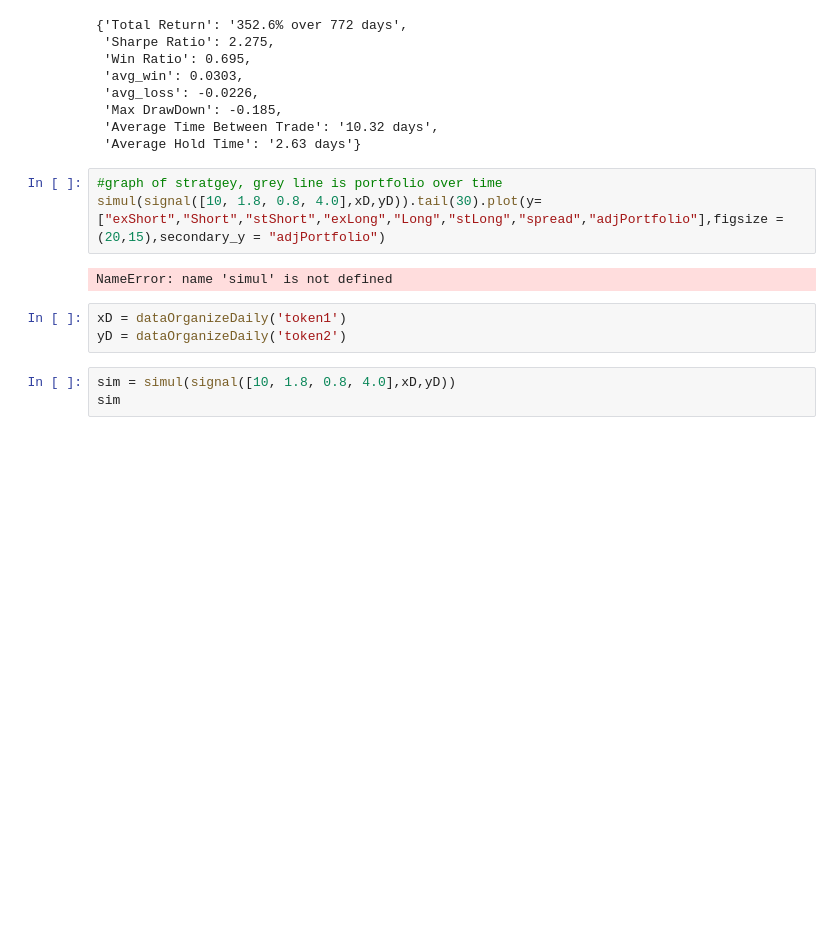
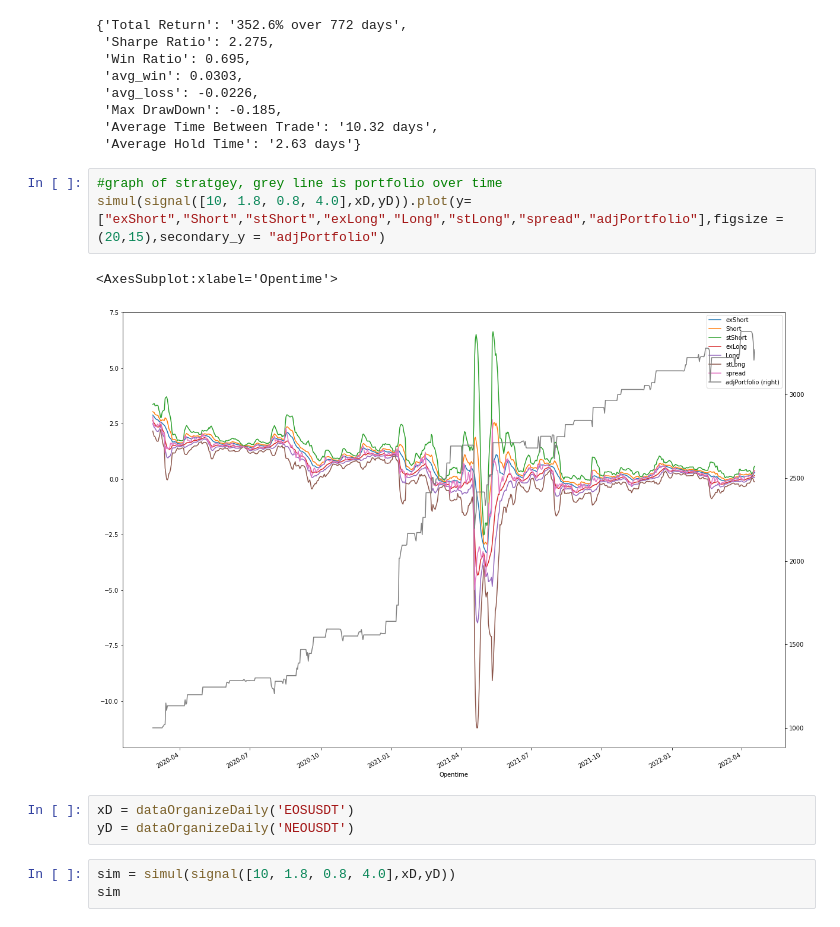
Before and after one commit to etant/PairsTrading, a Jupyter notebook: pairsTrading.ipynb, the cells around one changed output. Cells and saved outputs as stored; diff of their text form; blank space fills up the shorter version.

```diff
--- a/pairsTrading.ipynb
+++ b/pairsTrading.ipynb
@@ -32,12 +32,13 @@ performanceStat(sim)
  'Average Hold Time': '2.63 days'}
 # %%
 #graph of stratgey, grey line is portfolio over time
-simul(signal([10, 1.8, 0.8, 4.0],xD,yD)).tail(30).plot(y=["exShort","Short","stShort","exLong","Long","stLong","spread","adjPortfolio"],figsize = (20,15),secondary_y = "adjPortfolio")
+simul(signal([10, 1.8, 0.8, 4.0],xD,yD)).plot(y=["exShort","Short","stShort","exLong","Long","stLong","spread","adjPortfolio"],figsize = (20,15),secondary_y = "adjPortfolio")
 # %% [output]
-NameError: name 'simul' is not defined
+<AxesSubplot:xlabel='Opentime'>
+[figure, added]
 # %%
-xD = dataOrganizeDaily('token1')
-yD = dataOrganizeDaily('token2')
+xD = dataOrganizeDaily('EOSUSDT')
+yD = dataOrganizeDaily('NEOUSDT')
 # %%
 sim = simul(signal([10, 1.8, 0.8, 4.0],xD,yD))
 sim
```
